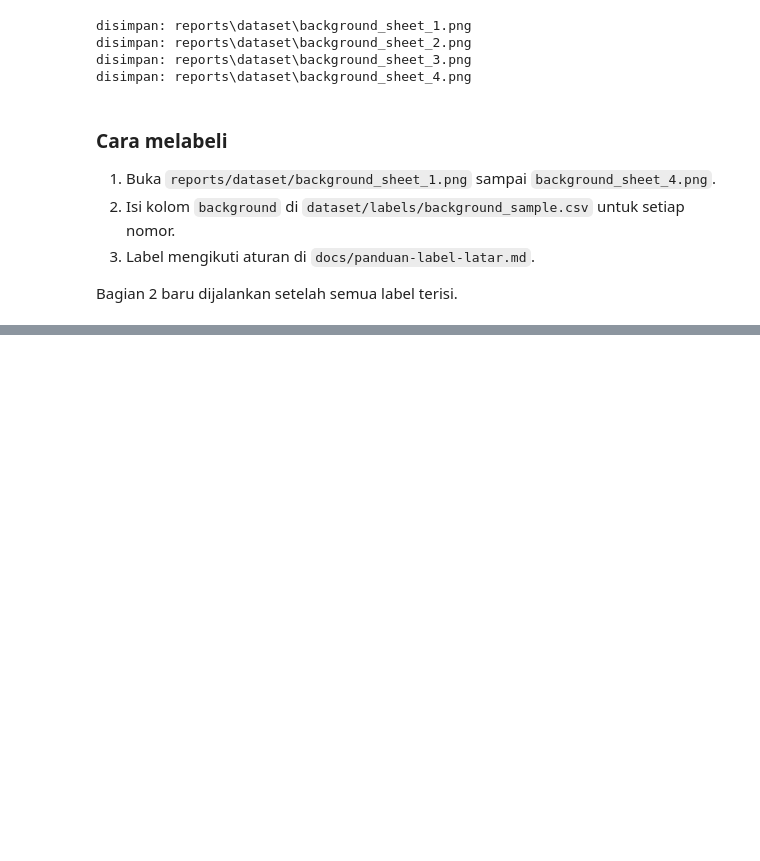
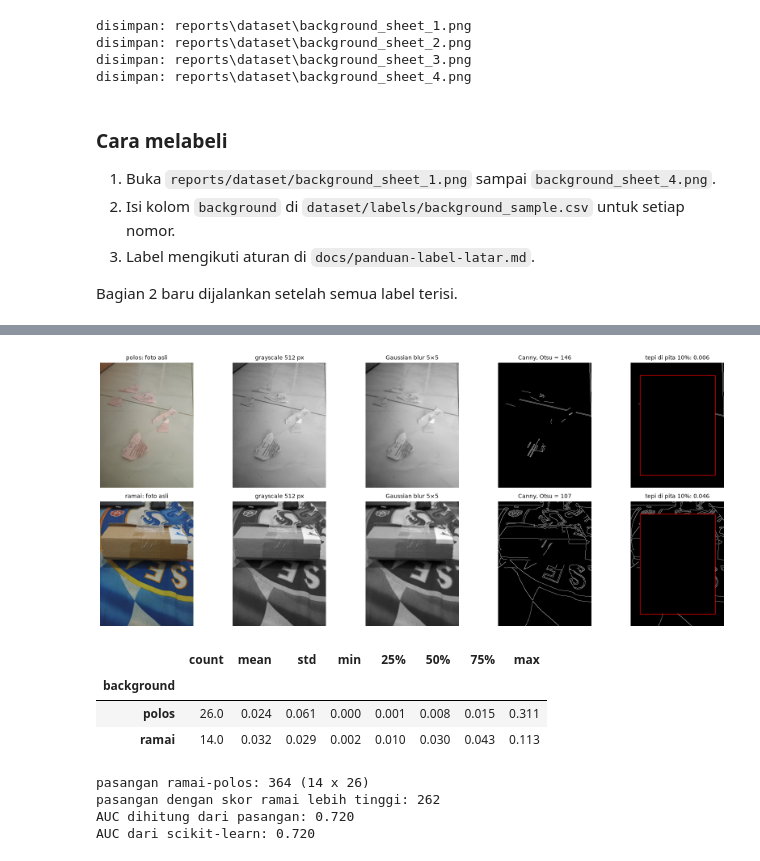
Before and after one commit to SenyuminAja16/waste-classification, a Jupyter notebook: dataset/notebooks/01_background_canny_test.ipynb, the cells around one changed output, grey strips where cells are left out. Saved outputs shown, nothing was run; the diff lists cells and outputs as text; code cells hidden in the pictures; blank space fills up the shorter version.

Commit message:
docs: evaluate canny edge density as background measure

```diff
--- a/dataset/notebooks/01_background_canny_test.ipynb
+++ b/dataset/notebooks/01_background_canny_test.ipynb
@@ -115,0 +152,61 @@ Bagian 2 baru dijalankan setelah semua label terisi.
+# %%
+import matplotlib.pyplot as plt
+
+labels = pd.read_csv(LABELS_CSV, dtype=str, keep_default_na=False)
+rng = np.random.default_rng(SEED)
+examples = {name: rng.choice(labels.loc[labels["background"] == name, "raw_path"].to_numpy()) for name in ("polos", "ramai")}
+
+fig, axes = plt.subplots(2, 5, figsize=(17, 7))
+for row, (name, raw_path) in zip(axes, examples.items()):
+    steps = canny_steps(raw_path)
+    height, width = steps["gray"].shape
+    color = cv2.cvtColor(cv2.resize(steps["image"], (width, height), interpolation=cv2.INTER_AREA), cv2.COLOR_BGR2RGB)
+    panels = [
+        (color, f"{name}: foto asli"),
+        (steps["gray"], "grayscale 512 px"),
+        (steps["blurred"], "Gaussian blur 5×5"),
+        (steps["edges"], f"Canny, Otsu = {steps['otsu']:.0f}"),
+        (np.where(steps["band"], steps["edges"], 0), f"tepi di pita 10%: {edge_density(raw_path):.3f}"),
+    ]
+    for ax, (panel, title) in zip(row, panels):
+        ax.imshow(panel, cmap=None if panel.ndim == 3 else "gray")
+        ax.set_title(title, fontsize=10)
+        ax.axis("off")
+    dy, dx = round(height * BORDER), round(width * BORDER)
+    row[-1].add_patch(plt.Rectangle((dx, dy), width - 2 * dx, height - 2 * dy, fill=False, edgecolor="red"))
+
+fig.tight_layout()
+fig.savefig(REPORTS_DIR / "dataset" / "background_canny_steps.png", dpi=150, bbox_inches="tight")
+# %% [output]
+[figure, added]
+# %%
+scores = labels.assign(score=labels["raw_path"].map(edge_density))
+scores = scores.merge(photos[["raw_path", "object_id", "label", "view"]], on="raw_path")
+scores = scores[scores["background"] != "ragu"].sort_values("score").reset_index(drop=True)
+
+scores.groupby("background")["score"].describe().round(3)
+# %% [output]
+|  | count | mean | std | min | 25% | 50% | 75% | max |
+| background |  |  |  |  |  |  |  |  |
+| polos | 26.0 | 0.024 | 0.061 | 0.000 | 0.001 | 0.008 | 0.015 | 0.311 |
+| ramai | 14.0 | 0.032 | 0.029 | 0.002 | 0.010 | 0.030 | 0.043 | 0.113 |
+# %%
+from sklearn.metrics import roc_auc_score
+
+is_ramai = scores["background"] == "ramai"
+auc = roc_auc_score(is_ramai, scores["score"])
+
+ramai_scores = scores.loc[is_ramai, "score"].to_numpy()
+polos_scores = scores.loc[~is_ramai, "score"].to_numpy()
+differences = ramai_scores[:, None] - polos_scores[None, :]
+pair_auc = ((differences > 0).sum() + 0.5 * (differences == 0).sum()) / differences.size
+
+print(f"pasangan ramai-polos: {differences.size} ({len(ramai_scores)} x {len(polos_scores)})")
+print(f"pasangan dengan skor ramai lebih tinggi: {(differences > 0).sum()}")
+print(f"AUC dihitung dari pasangan: {pair_auc:.3f}")
+print(f"AUC dari scikit-learn: {auc:.3f}")
+# %% [output]
+pasangan ramai-polos: 364 (14 x 26)
+pasangan dengan skor ramai lebih tinggi: 262
+AUC dihitung dari pasangan: 0.720
+AUC dari scikit-learn: 0.720
```
Also changed, not shown: parts of 9 cells of this notebook, 4 other files.
